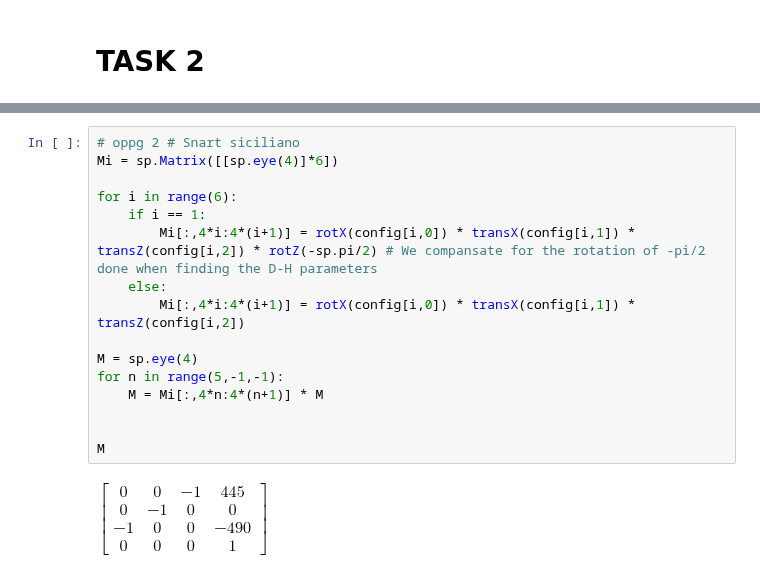
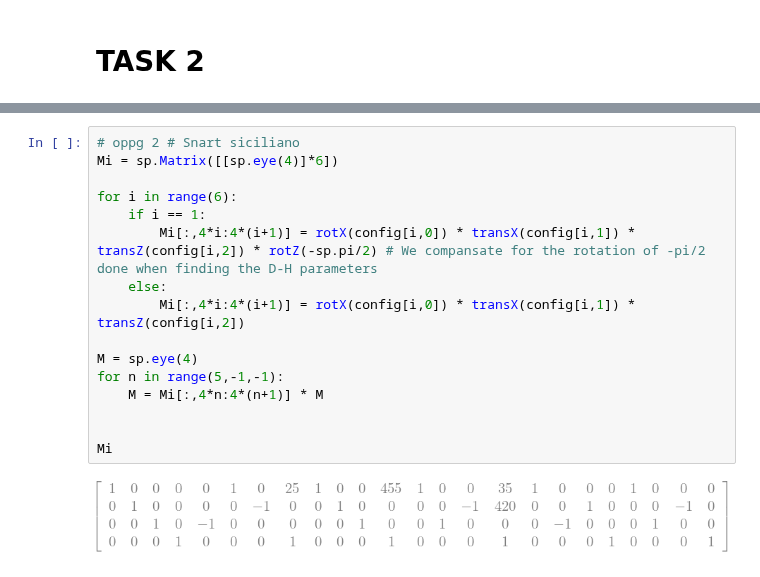
Before and after one commit to BirkHveding/RobotTek, a Jupyter notebook: Oppg2/task_21_to_24_jupyter.ipynb, the cells around one changed output, grey strips where cells are left out. Saved outputs shown, nothing was run; the diff lists cells and outputs as text.

```diff
--- a/Oppg2/task_21_to_24_jupyter.ipynb
+++ b/Oppg2/task_21_to_24_jupyter.ipynb
@@ -102,21 +102,21 @@ $\displaystyle \left[\begin{matrix}0 & 0 & -1 & 445\\0 & -1 & 0 & 0\\-1 & 0 & 0
 # %%
 # oppg 2 # Snart siciliano
 Mi = sp.Matrix([[sp.eye(4)]*6])
 
 for i in range(6):
     if i == 1:
         Mi[:,4*i:4*(i+1)] = rotX(config[i,0]) * transX(config[i,1]) * transZ(config[i,2]) * rotZ(-sp.pi/2) # We compansate for the rotation of -pi/2 done when finding the D-H parameters
     else:
         Mi[:,4*i:4*(i+1)] = rotX(config[i,0]) * transX(config[i,1]) * transZ(config[i,2])
 
 M = sp.eye(4)
 for n in range(5,-1,-1):
     M = Mi[:,4*n:4*(n+1)] * M
 
 
-M
+Mi
 # %% [output]
-$\displaystyle \left[\begin{matrix}0 & 0 & -1 & 445\\0 & -1 & 0 & 0\\-1 & 0 & 0 & -490\\0 & 0 & 0 & 1\end{matrix}\right]$
+[figure, added]
 # %%
 # oppg 3
 Ai = sp.Matrix([[0,-1,0,0],[1,0,0,0],[0,0,0,0],[0,0,0,0]]) # This is a given matrix due to revolute joints
```
Also changed, not shown: parts of 8 cells of this notebook, 4 other files.
